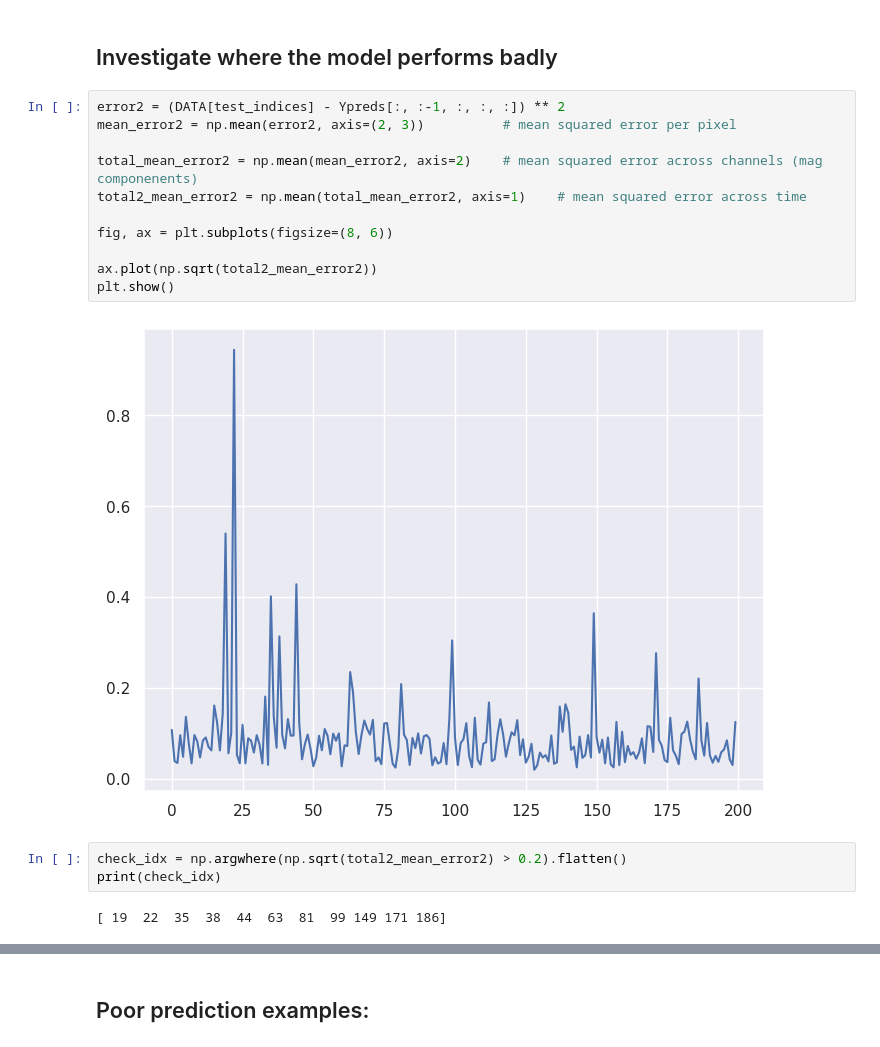
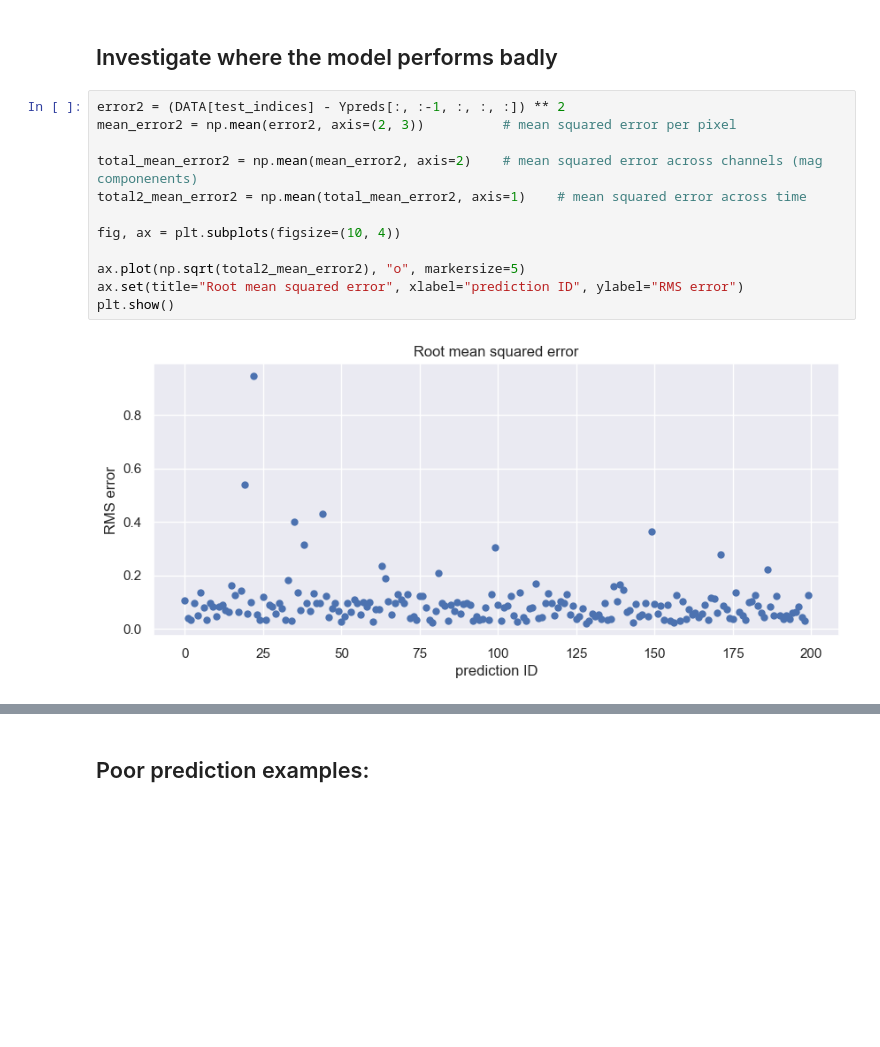
Before and after one commit to cmt-dtu-energy/koopman-magnetics, a Jupyter notebook: nbs/KoopmanAECNN_eval.ipynb, the cells around one changed output, grey strips where cells are left out. Saved outputs shown, nothing was run; the diff lists cells and outputs as text; blank space fills up the shorter version.

Commit message:
more plots

```diff
--- a/nbs/KoopmanAECNN_eval.ipynb
+++ b/nbs/KoopmanAECNN_eval.ipynb
@@ -164,18 +164,14 @@ Ypreds.shape
 # %%
 error2 = (DATA[test_indices] - Ypreds[:, :-1, :, :, :]) ** 2
 mean_error2 = np.mean(error2, axis=(2, 3))          # mean squared error per pixel
 
 total_mean_error2 = np.mean(mean_error2, axis=2)    # mean squared error across channels (mag componenents)
 total2_mean_error2 = np.mean(total_mean_error2, axis=1)    # mean squared error across time
 
-fig, ax = plt.subplots(figsize=(8, 6))
+fig, ax = plt.subplots(figsize=(10, 4))
 
-ax.plot(np.sqrt(total2_mean_error2))
+ax.plot(np.sqrt(total2_mean_error2), "o", markersize=5)
+ax.set(title="Root mean squared error", xlabel="prediction ID", ylabel="RMS error")
 plt.show()
 # %% [output]
-[figure, old version]
+[figure, new version]
-# %%
-check_idx = np.argwhere(np.sqrt(total2_mean_error2) > 0.2).flatten()
-print(check_idx)
-# %% [output]
-[ 19  22  35  38  44  63  81  99 149 171 186]
```
Also changed, not shown: parts of 7 cells of this notebook.
